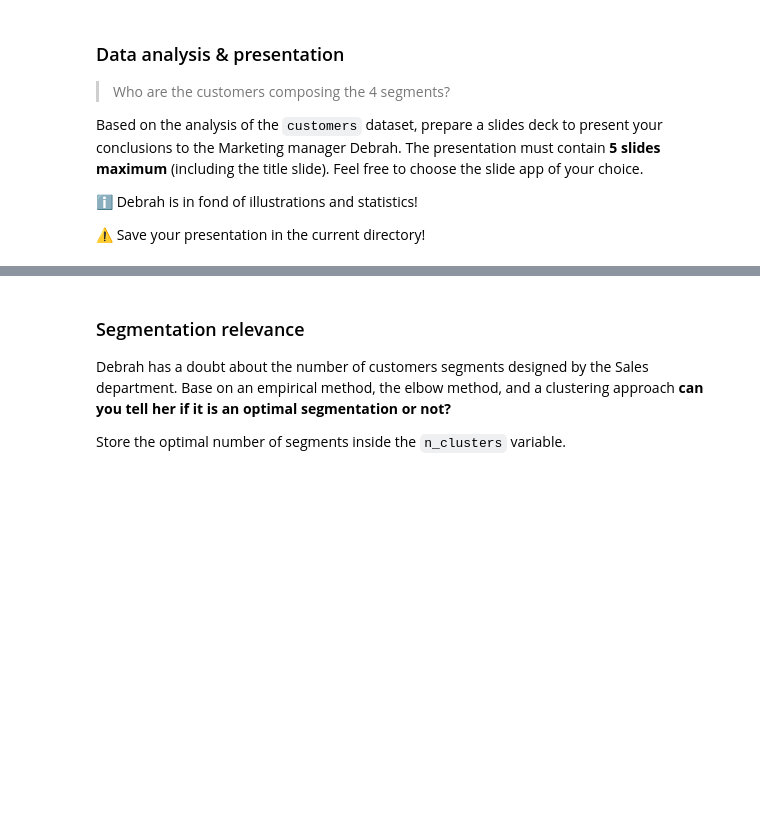
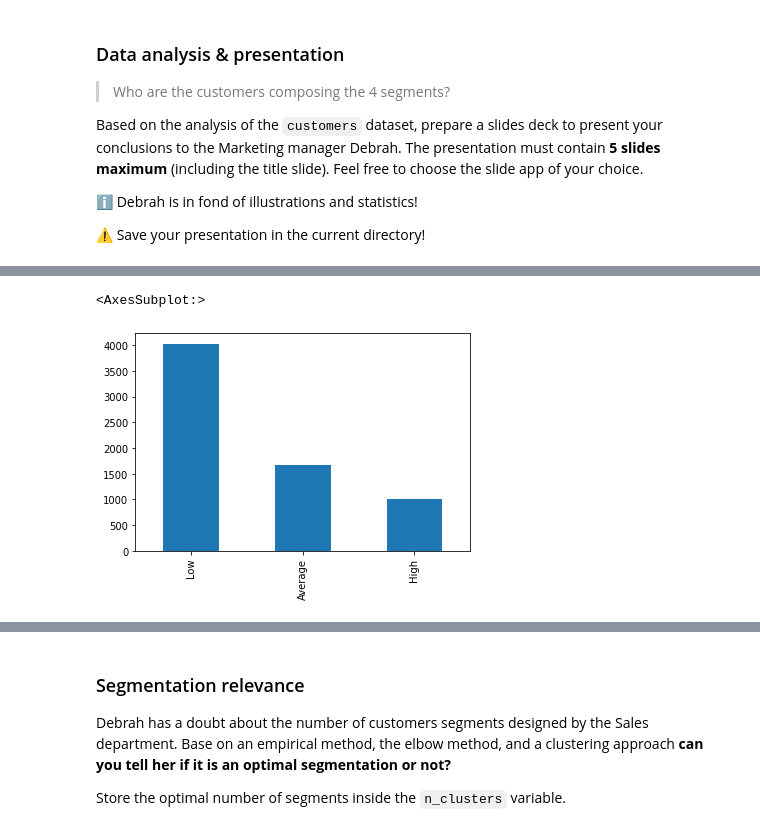
Before and after one commit to elanhermi/data-certification-exam, a Jupyter notebook: decision_science/customers_segmentation_exam.ipynb, the cells around one changed output, grey strips where cells are left out. Saved outputs shown, nothing was run; the diff lists cells and outputs as text; code cells hidden in the pictures; blank space fills up the shorter version.

```diff
--- a/decision_science/customers_segmentation_exam.ipynb
+++ b/decision_science/customers_segmentation_exam.ipynb
@@ -133,0 +141,2 @@ Based on the analysis of the `customers` dataset, prepare a slides deck to prese
+# %%
+customers = customers.dropna()
@@ -133,0 +159,6 @@ Based on the analysis of the `customers` dataset, prepare a slides deck to prese
+# %%
+spending_score = pd.Series(customers.Spending_Score.value_counts())
+spending_score.plot(kind='bar')
+# %% [output]
+<AxesSubplot:>
+[figure, added]
```
Also changed, not shown: parts of 28 cells of this notebook.
